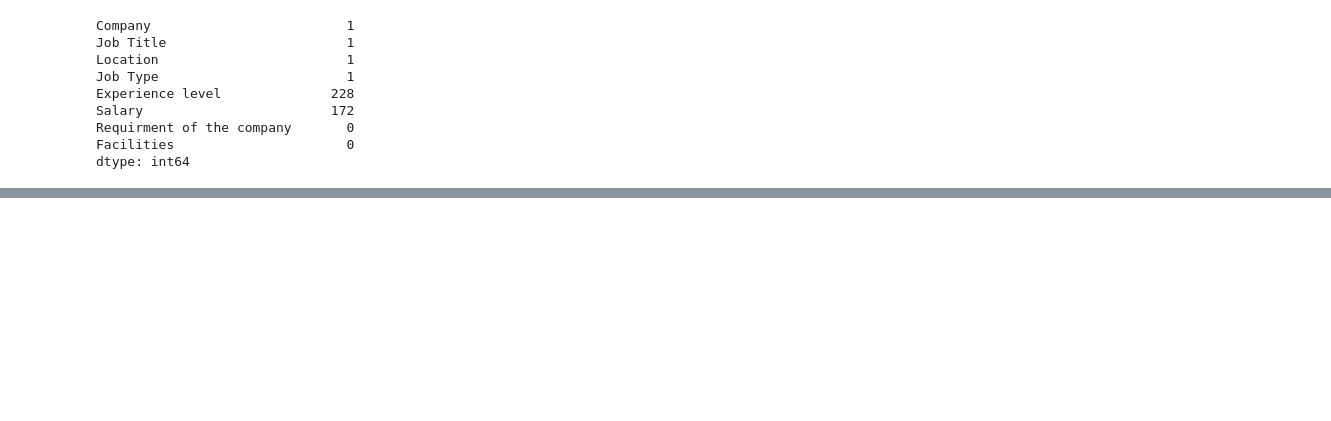
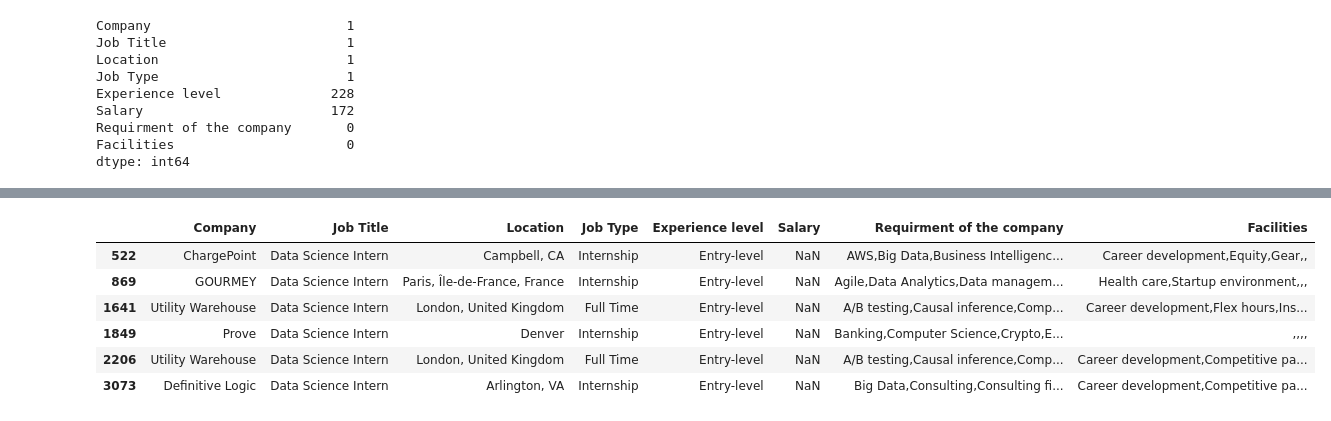
Before and after one commit to elouardyabderrahim/Analyse-des-opportunites-emploi, a Jupyter notebook: dataJob.ipynb, the cells around one changed output, grey strips where cells are left out. Saved outputs shown, nothing was run; the diff lists cells and outputs as text; code cells hidden in the pictures; blank space fills up the shorter version.

Commit message:
data cleaning start for salary

```diff
--- a/dataJob.ipynb
+++ b/dataJob.ipynb
@@ -164,0 +200,12 @@ dtype: int64
+# %%
+dataFrame.dropna(thresh=3,inplace=True)
+# %%
+dataFrame[dataFrame["Job Title"]=='Data Science Intern']
+# %% [output]
+|  | Company | Job Title | Location | Job Type | Experience level | Salary | Requirment of the company | Facilities |
+| 522 | ChargePoint | Data Science Intern | Campbell, CA | Internship | Entry-level | NaN | AWS,Big Data,Business Intelligenc... | Career development,Equity,Gear,, |
+| 869 | GOURMEY | Data Science Intern | Paris, Île-de-France, France | Internship | Entry-level | NaN | Agile,Data Analytics,Data managem... | Health care,Startup environment,,, |
+| 1641 | Utility Warehouse | Data Science Intern | London, United Kingdom | Full Time | Entry-level | NaN | A/B testing,Causal inference,Comp... | Career development,Flex hours,Ins... |
+| 1849 | Prove | Data Science Intern | Denver | Internship | Entry-level | NaN | Banking,Computer Science,Crypto,E... | ,,,, |
+| 2206 | Utility Warehouse | Data Science Intern | London, United Kingdom | Full Time | Entry-level | NaN | A/B testing,Causal inference,Comp... | Career development,Competitive pa... |
+| 3073 | Definitive Logic | Data Science Intern | Arlington, VA | Internship | Entry-level | NaN | Big Data,Consulting,Consulting fi... | Career development,Competitive pa... |
```
Also changed, not shown: parts of 10 cells of this notebook.
